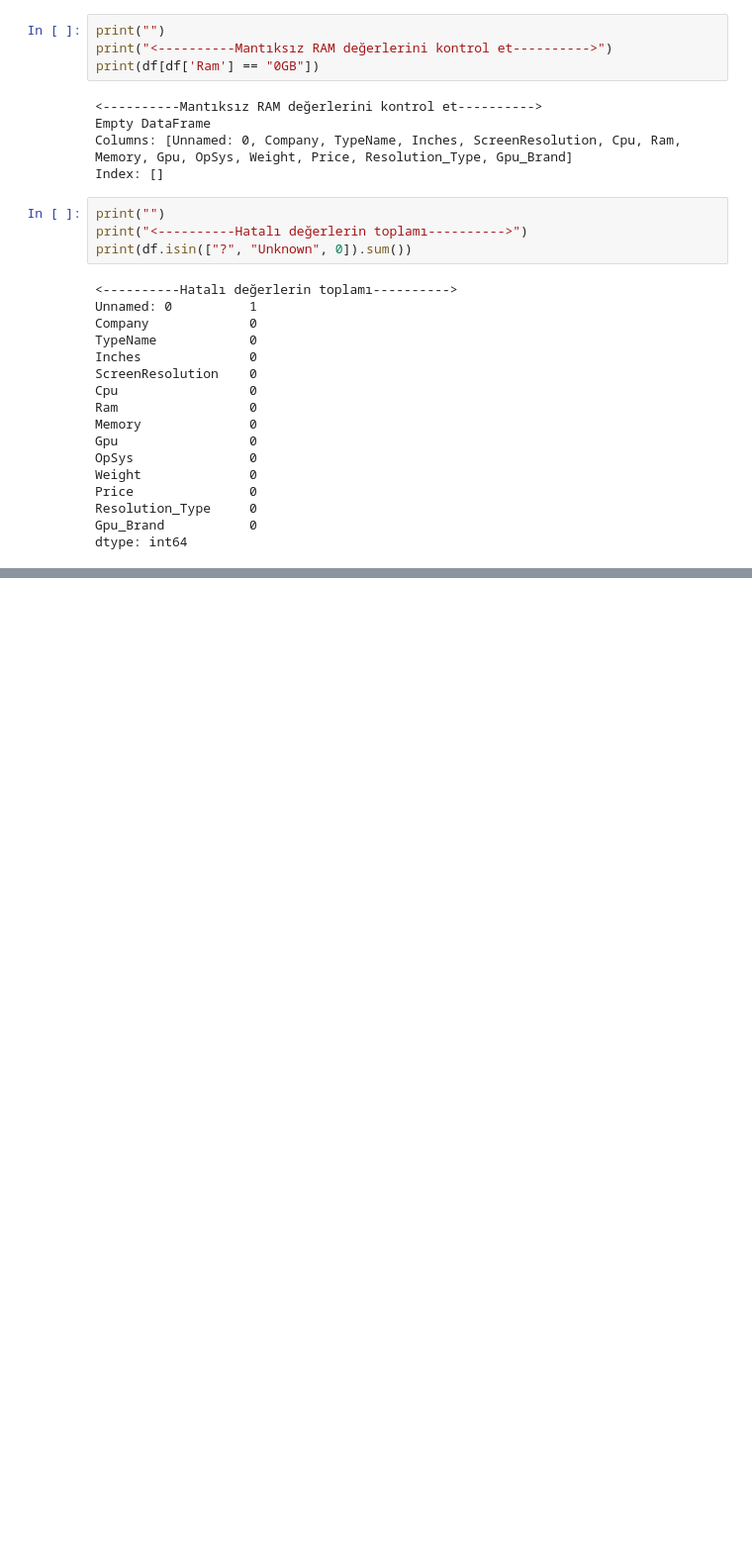
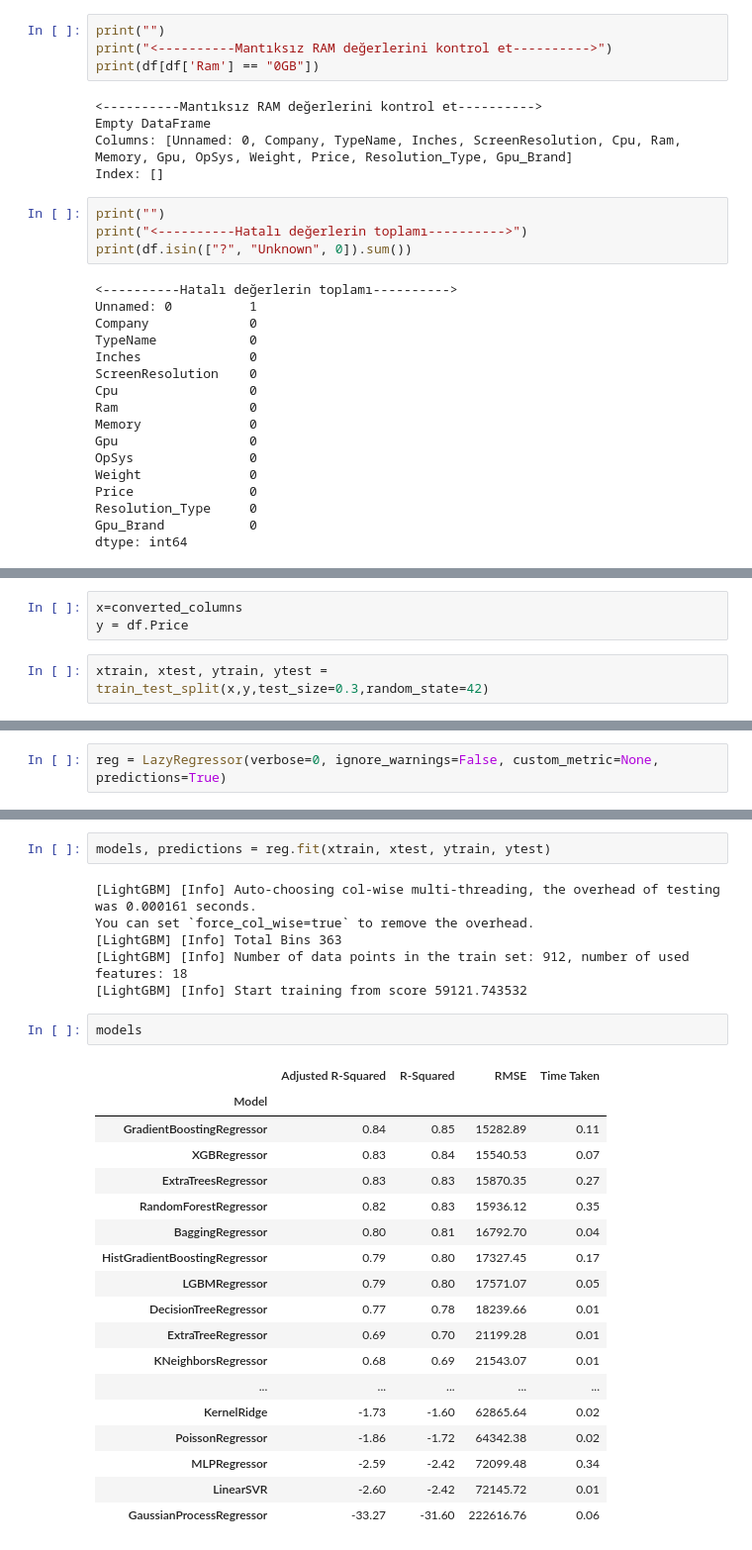
Before and after one commit to Gadaffi508/Dat-Analysis, a Jupyter notebook: Yusuf-Vize-Data-Analysis.ipynb, the cells around one changed output, grey strips where cells are left out. Shown at 99% size. Saved outputs shown, nothing was run; the diff lists cells and outputs as text; blank space fills up the shorter version.

```diff
--- a/Yusuf-Vize-Data-Analysis.ipynb
+++ b/Yusuf-Vize-Data-Analysis.ipynb
@@ -759,0 +1219,5 @@ df.info()
+# %%
+x=converted_columns
+y = df.Price
+# %%
+xtrain, xtest, ytrain, ytest = train_test_split(x,y,test_size=0.3,random_state=42)
@@ -759,0 +1228,2 @@ df.info()
+# %%
+reg = LazyRegressor(verbose=0, ignore_warnings=False, custom_metric=None, predictions=True)
@@ -759,0 +1250,29 @@ df.info()
+# %%
+models, predictions = reg.fit(xtrain, xtest, ytrain, ytest)
+# %% [output]
+[LightGBM] [Info] Auto-choosing col-wise multi-threading, the overhead of testing was 0.000161 seconds.
+You can set `force_col_wise=true` to remove the overhead.
+[LightGBM] [Info] Total Bins 363
+[LightGBM] [Info] Number of data points in the train set: 912, number of used features: 18
+[LightGBM] [Info] Start training from score 59121.743532
+# %%
+models
+# %% [output]
+|  | Adjusted R-Squared | R-Squared | RMSE | Time Taken |
+| Model |  |  |  |  |
+| GradientBoostingRegressor | 0.84 | 0.85 | 15282.89 | 0.11 |
+| XGBRegressor | 0.83 | 0.84 | 15540.53 | 0.07 |
+| ExtraTreesRegressor | 0.83 | 0.83 | 15870.35 | 0.27 |
+| RandomForestRegressor | 0.82 | 0.83 | 15936.12 | 0.35 |
+| BaggingRegressor | 0.80 | 0.81 | 16792.70 | 0.04 |
+| HistGradientBoostingRegressor | 0.79 | 0.80 | 17327.45 | 0.17 |
+| LGBMRegressor | 0.79 | 0.80 | 17571.07 | 0.05 |
+| DecisionTreeRegressor | 0.77 | 0.78 | 18239.66 | 0.01 |
+| ExtraTreeRegressor | 0.69 | 0.70 | 21199.28 | 0.01 |
+| KNeighborsRegressor | 0.68 | 0.69 | 21543.07 | 0.01 |
+| ... | ... | ... | ... | ... |
+| KernelRidge | -1.73 | -1.60 | 62865.64 | 0.02 |
+| PoissonRegressor | -1.86 | -1.72 | 64342.38 | 0.02 |
+| MLPRegressor | -2.59 | -2.42 | 72099.48 | 0.34 |
+| LinearSVR | -2.60 | -2.42 | 72145.72 | 0.01 |
+| GaussianProcessRegressor | -33.27 | -31.60 | 222616.76 | 0.06 |
```
Also changed, not shown: parts of 46 cells of this notebook.
